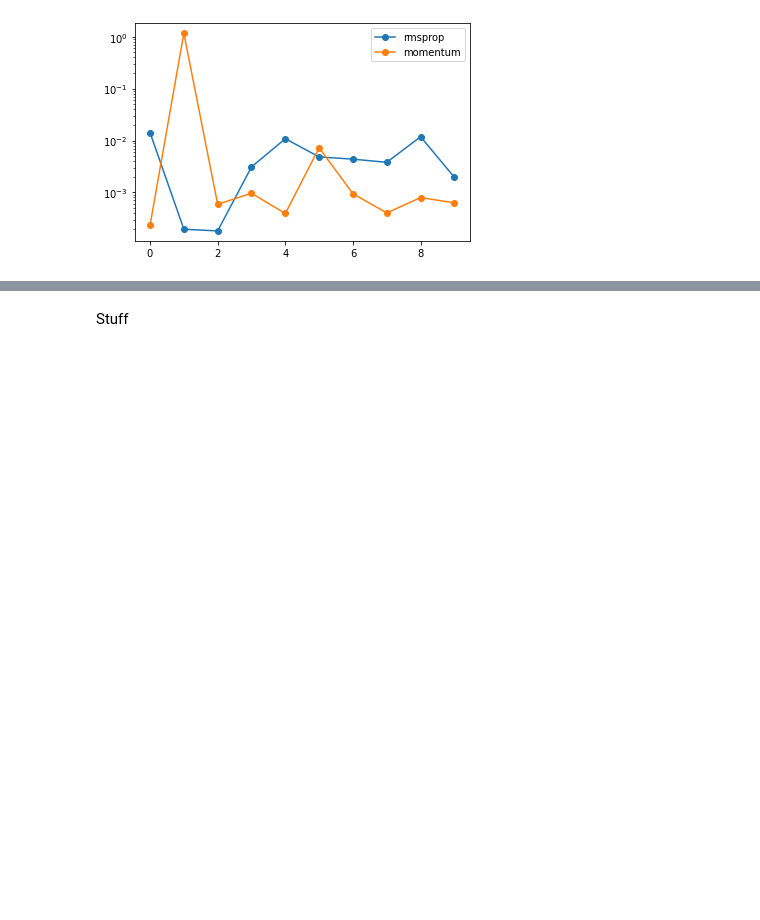
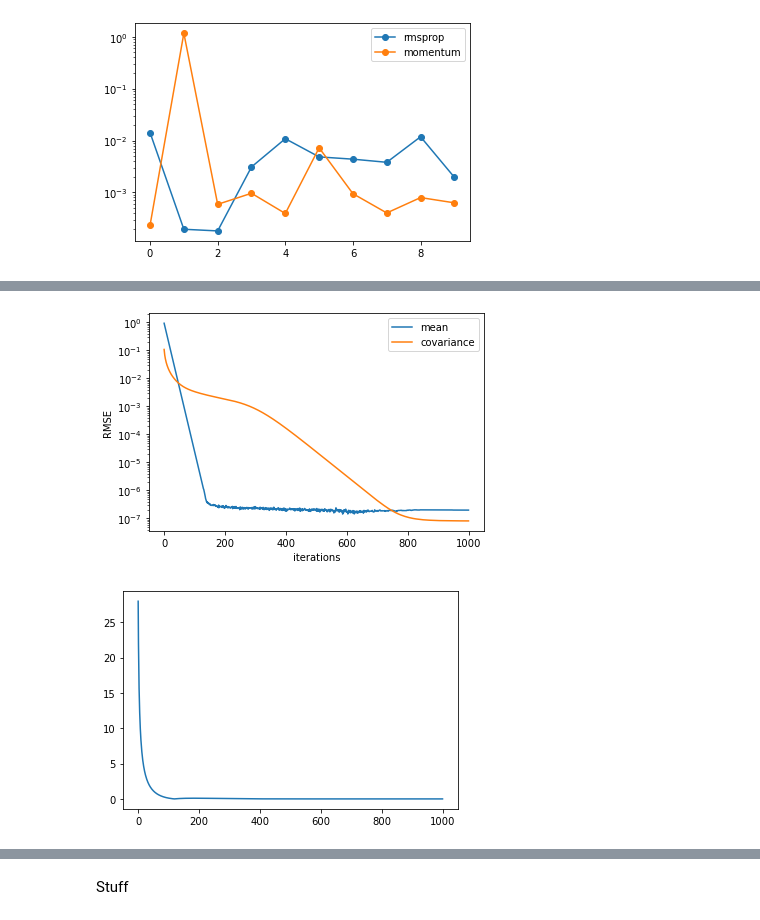
Before and after one commit to jthuemmel/linear_svgd, a Jupyter notebook: testing.ipynb, the cells around one changed output, grey strips where cells are left out. Cells and saved outputs as stored; diff of their text form; code cells hidden in the pictures; blank space fills up the shorter version.

```diff
--- a/testing.ipynb
+++ b/testing.ipynb
@@ -256,0 +308,28 @@ RMSprop hyper-parameter selection
+# %%
+D = 50
+C = 1
+N = D+1
+eta = 10e-3
+num_iter = 10000
+
+standard_normal = torch.distributions.MultivariateNormal(torch.zeros(D),torch.eye(D)) #q0
+
+target_mean = standard_normal.sample()
+target_covariance = my.random_covariance(D,Lmin = 0.1, Lmax = 0.1*C)
+p = torch.distributions.MultivariateNormal(target_mean,target_covariance)
+x0 = standard_normal.sample([N])
+# %%
+x = gpf_debug(x0,p,num_iter = num_iter, eta1 = eta, eta2 = eta)
+m,c,t = my.estimate_cov(x,p)
+# %%
+plt.semilogy(m,label='mean')
+plt.semilogy(c,label='covariance')
+plt.xlabel('iterations')
+plt.ylabel('RMSE')
+plt.legend()
+plt.show()
+plt.plot(t)
+plt.show()
+# %% [output]
+[figure, added]
+[figure, added]
```
Also changed, not shown: parts of 14 cells of this notebook.
